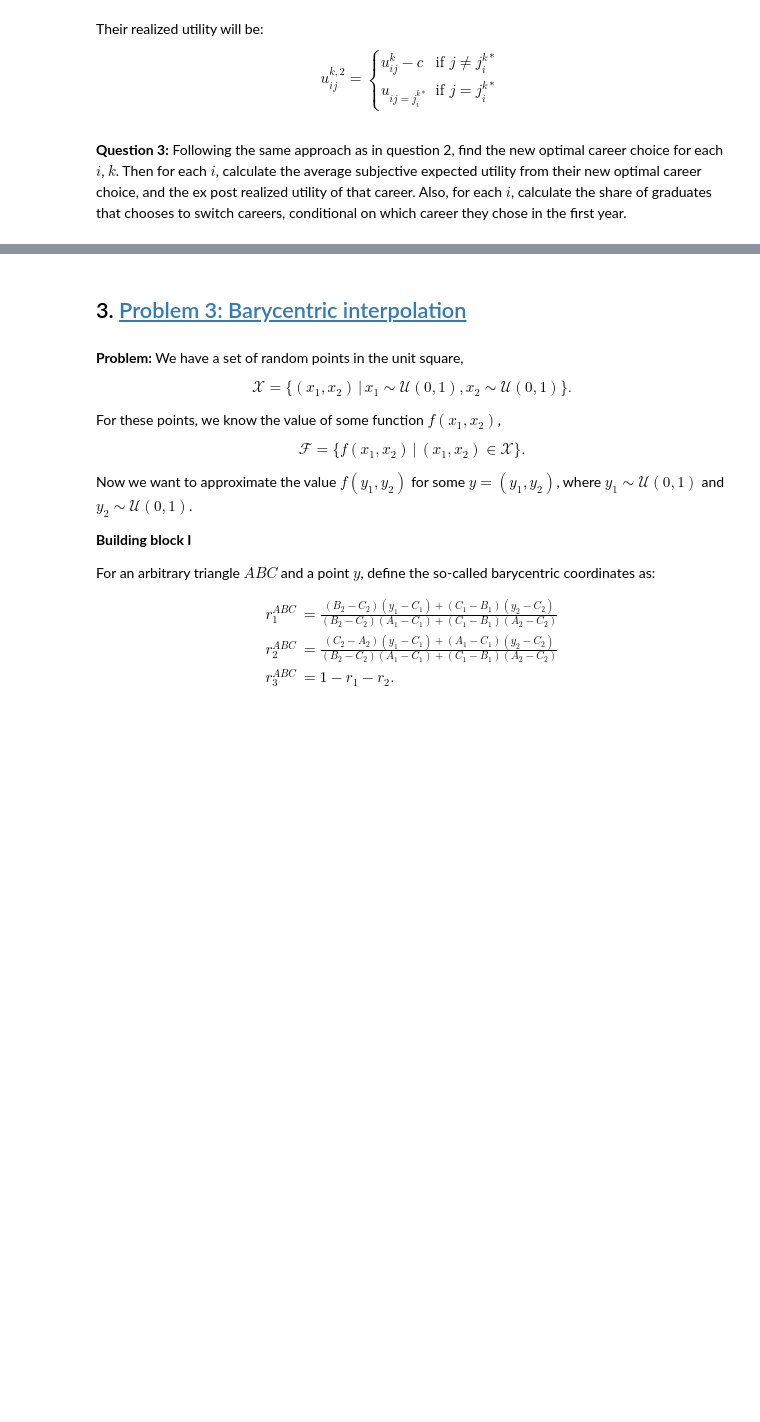
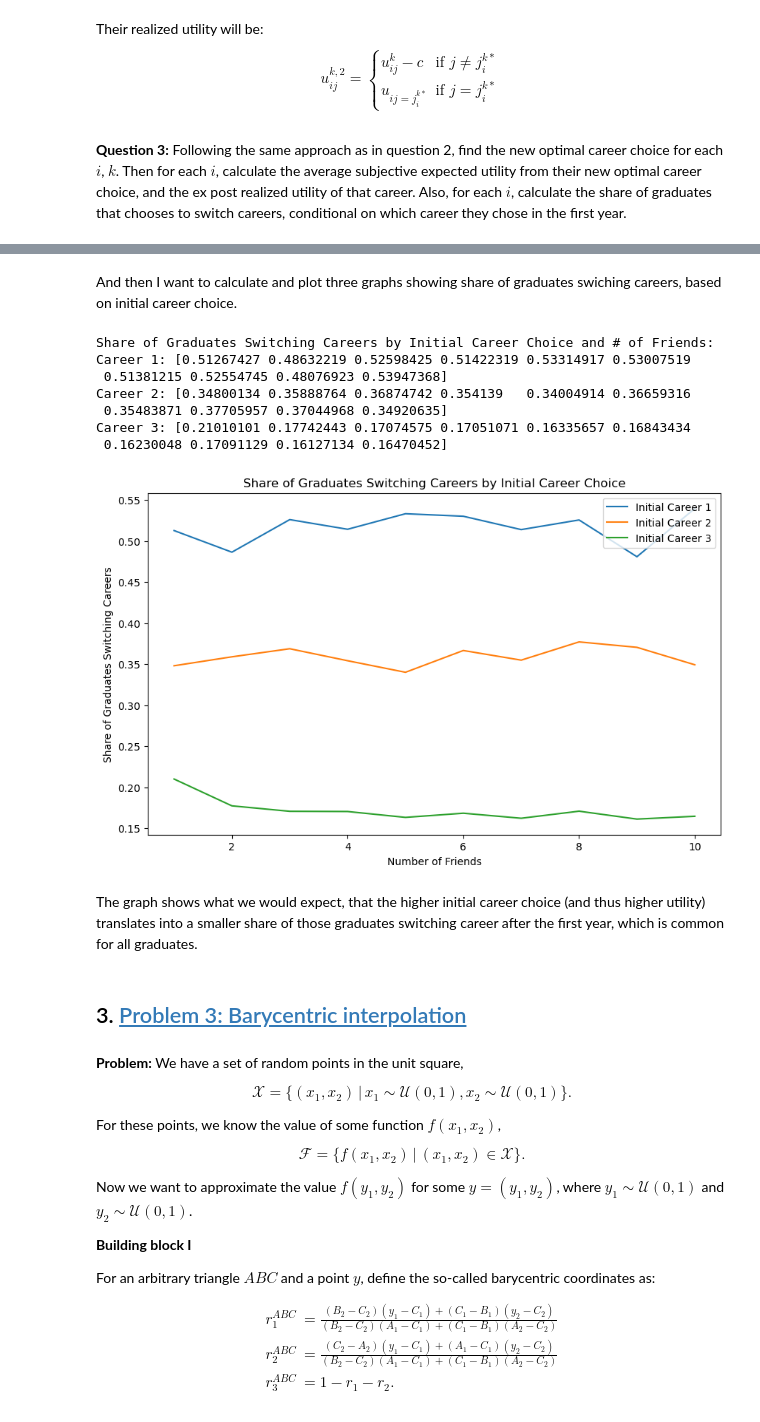
Before and after one commit to NumEconCopenhagen/projects-2024-ccc, a Jupyter notebook: EXAM/exam_2024.ipynb, the cells around one changed output, grey strips where cells are left out. Drawn from its saved outputs; the diff is of its cells as text; code cells hidden in the pictures; blank space fills up the shorter version.

```diff
--- a/EXAM/exam_2024.ipynb
+++ b/EXAM/exam_2024.ipynb
@@ -376,3 +631,34 @@ $$
+# %% [markdown]
+And then I want to calculate and plot three graphs showing share of graduates swiching careers, based on initial career choice.
+# %%
+# Printing the results.
+print("\nShare of Graduates Switching Careers by Initial Career Choice and # of Friends:")
+for j in range(par.J):
+    print(f"Career {j + 1}: {switch_shares[j, :]}")
+
+# Plotting the results
+plt.figure(figsize=(10, 6))
+labels = ['Initial Career 1', 'Initial Career 2', 'Initial Career 3']
+
+for j in range(par.J):
+    plt.plot(par.F, switch_shares[j, :], label=labels[j])
+
+plt.xlabel('Number of Friends')
+plt.ylabel('Share of Graduates Switching Careers')
+plt.title('Share of Graduates Switching Careers by Initial Career Choice')
+plt.legend()
+plt.show()
+# %% [output]
+Share of Graduates Switching Careers by Initial Career Choice and # of Friends:
+Career 1: [0.51267427 0.48632219 0.52598425 0.51422319 0.53314917 0.53007519
+ 0.51381215 0.52554745 0.48076923 0.53947368]
+Career 2: [0.34800134 0.35888764 0.36874742 0.354139   0.34004914 0.36659316
+ 0.35483871 0.37705957 0.37044968 0.34920635]
+Career 3: [0.21010101 0.17742443 0.17074575 0.17051071 0.16335657 0.16843434
+ 0.16230048 0.17091129 0.16127134 0.16470452]
+[figure, added]
+# %% [markdown]
+The graph shows what we would expect, that the higher initial career choice (and thus higher utility) translates into a smaller share of those graduates switching career after the first year, which is common for all graduates.
 # %% [markdown]
 ## 3. <a id='toc3_'></a>[Problem 3: Barycentric interpolation](#toc0_)
 # %% [markdown]
```
Also changed, not shown: parts of 18 cells of this notebook.
